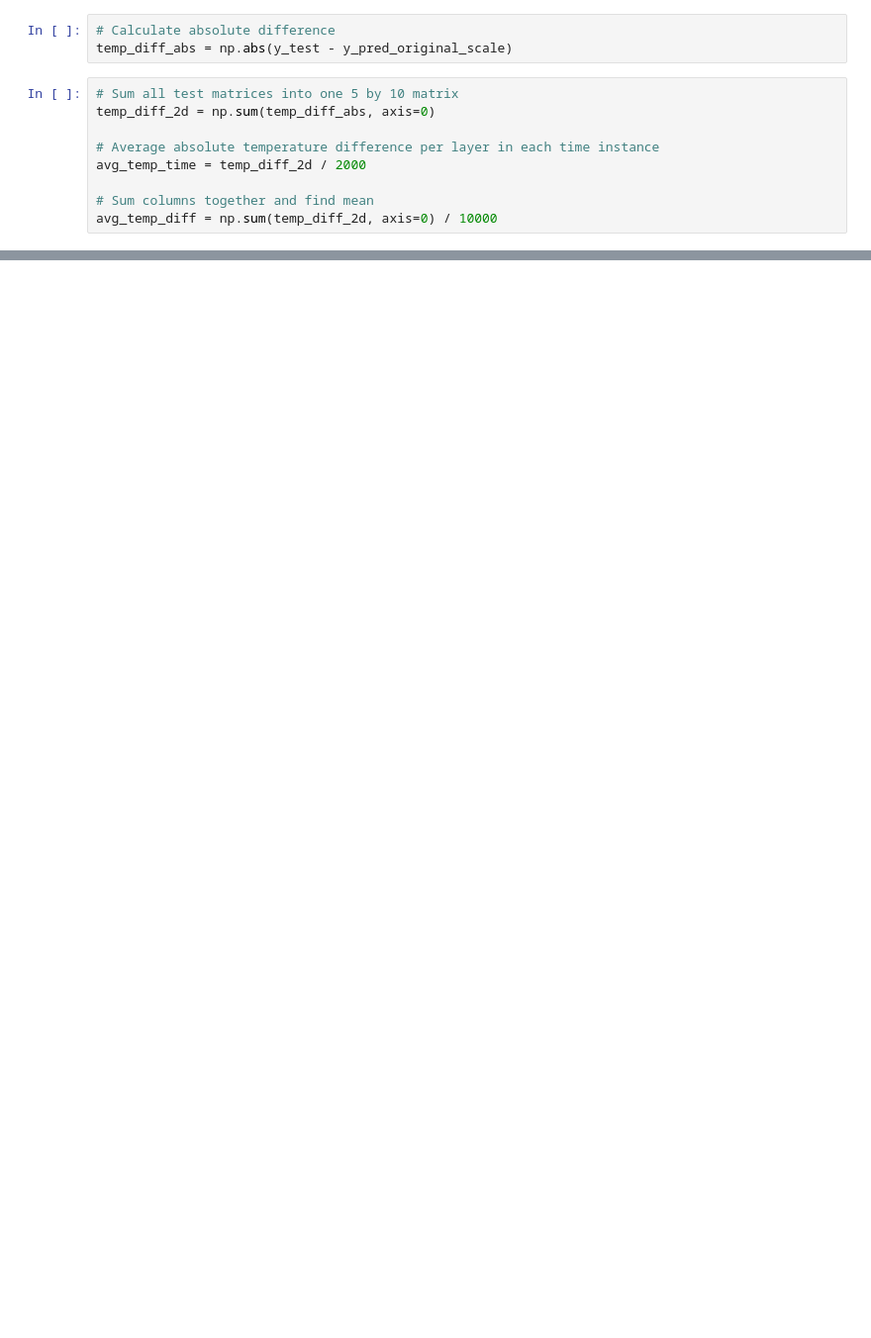
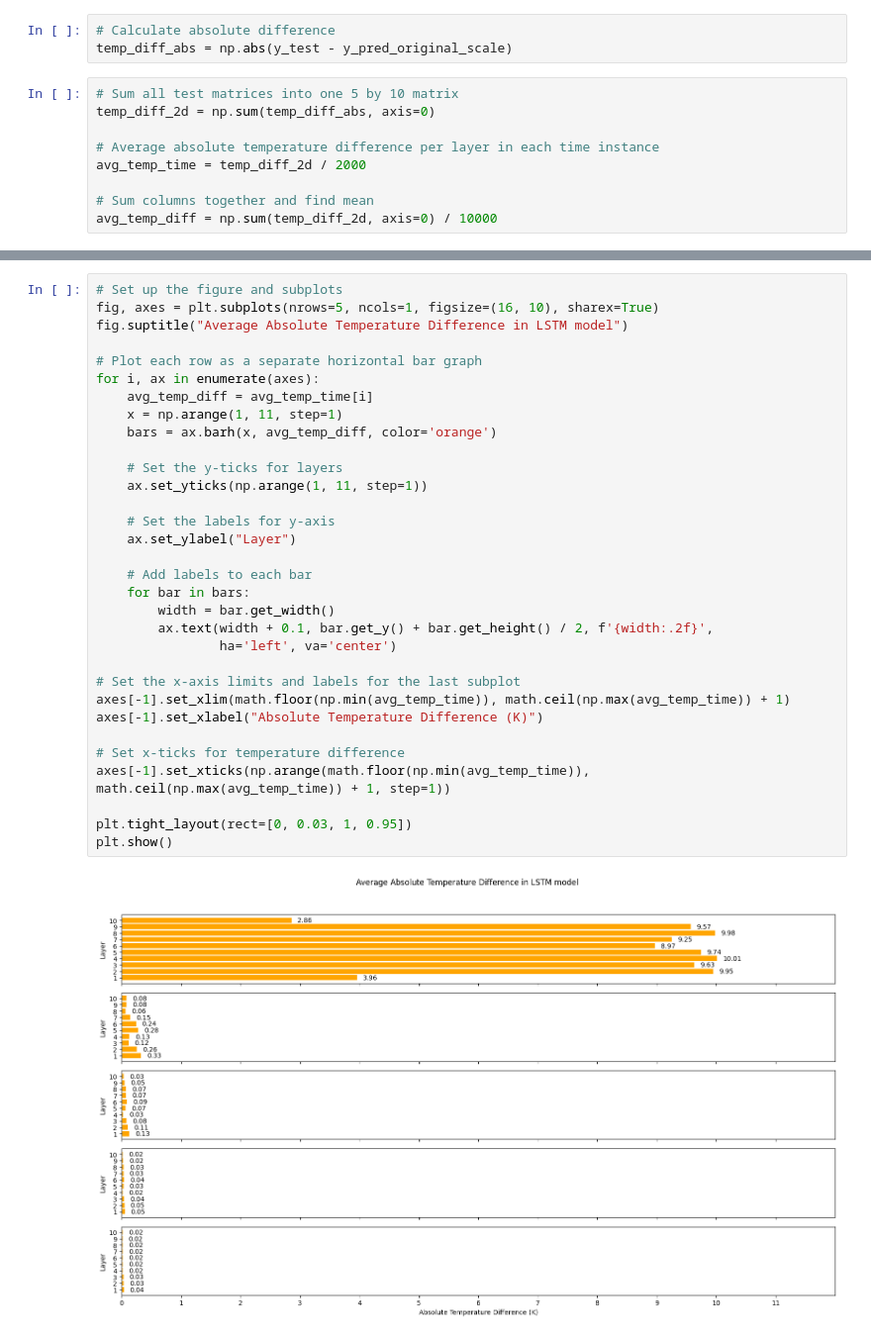
Before and after one commit to RiaTao/UNT-Thermography-24, a Jupyter notebook: Thermography-LSTM-scaled.ipynb, the cells around one changed output, grey strips where cells are left out. Shown at 99% size. Saved outputs shown, nothing was run; the diff lists cells and outputs as text; blank space fills up the shorter version.

```diff
--- a/Thermography-LSTM-scaled.ipynb
+++ b/Thermography-LSTM-scaled.ipynb
@@ -249,0 +253,34 @@ global_avg_diff = np.mean(avg_temp_diff)
+# %%
+# Set up the figure and subplots
+fig, axes = plt.subplots(nrows=5, ncols=1, figsize=(16, 10), sharex=True)
+fig.suptitle("Average Absolute Temperature Difference in LSTM model")
+
+# Plot each row as a separate horizontal bar graph
+for i, ax in enumerate(axes):
+    avg_temp_diff = avg_temp_time[i]
+    x = np.arange(1, 11, step=1)
+    bars = ax.barh(x, avg_temp_diff, color='orange')
+
+    # Set the y-ticks for layers
+    ax.set_yticks(np.arange(1, 11, step=1))
+
+    # Set the labels for y-axis
+    ax.set_ylabel("Layer")
+
+    # Add labels to each bar
+    for bar in bars:
+        width = bar.get_width()
+        ax.text(width + 0.1, bar.get_y() + bar.get_height() / 2, f'{width:.2f}',
+                ha='left', va='center')
+
+# Set the x-axis limits and labels for the last subplot
+axes[-1].set_xlim(math.floor(np.min(avg_temp_time)), math.ceil(np.max(avg_temp_time)) + 1)
+axes[-1].set_xlabel("Absolute Temperature Difference (K)")
+
+# Set x-ticks for temperature difference
+axes[-1].set_xticks(np.arange(math.floor(np.min(avg_temp_time)), math.ceil(np.max(avg_temp_time)) + 1, step=1))
+
+plt.tight_layout(rect=[0, 0.03, 1, 0.95])
+plt.show()
+# %% [output]
+[figure, added]
```
Also changed, not shown: parts of 16 cells of this notebook, 1 other file.
